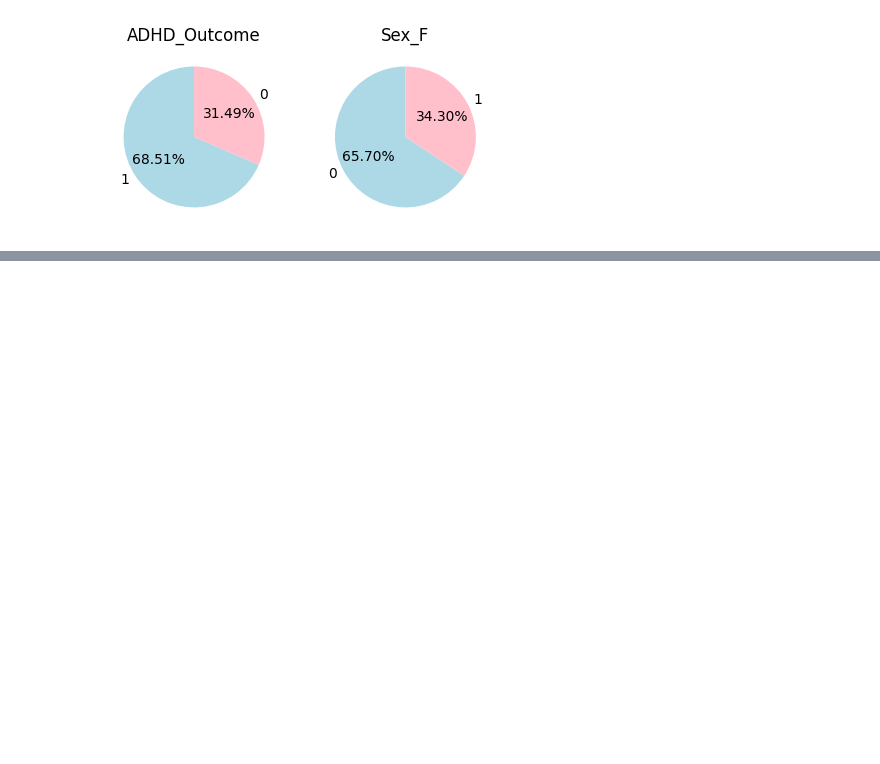
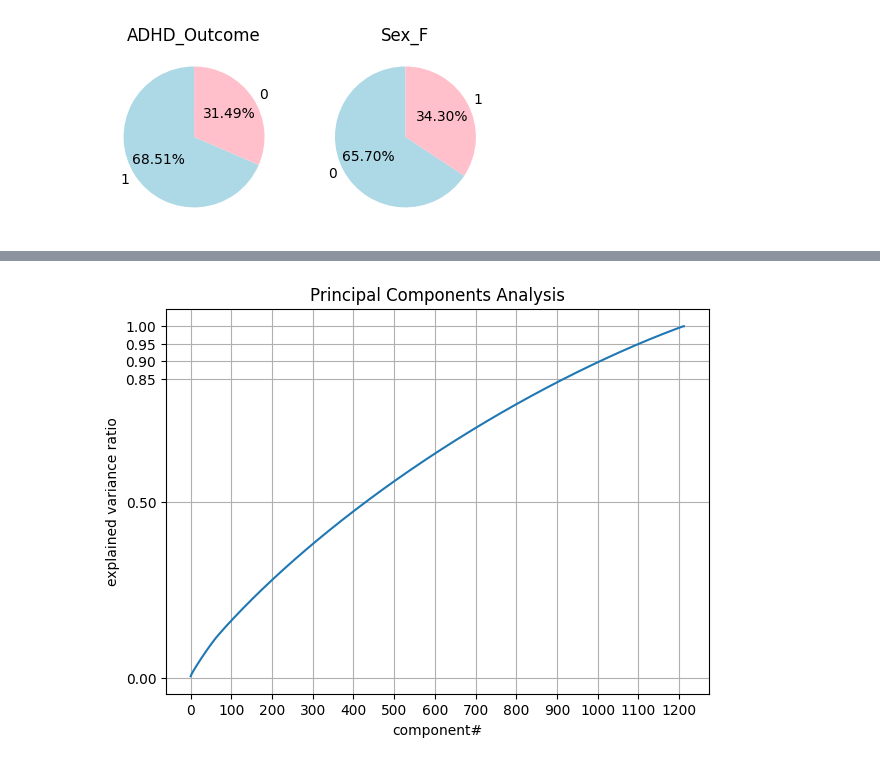
Before and after one commit to asra-nova/WiDS2025, a Jupyter notebook: Baseline.ipynb, the cells around one changed output, grey strips where cells are left out. Saved outputs shown, nothing was run; the diff lists cells and outputs as text; code cells hidden in the pictures; blank space fills up the shorter version.

```diff
--- a/Baseline.ipynb
+++ b/Baseline.ipynb
@@ -111,0 +325,15 @@ F1: 0.7735470941883767
+# %%
+pca = make_pipeline(SimpleImputer(),StandardScaler(),PCA())
+pca.fit(train[test.columns])
+plt.figure(figsize=(7,5))
+plt.plot(pca[-1].explained_variance_ratio_.cumsum())
+plt.gca().xaxis.set_major_locator(MaxNLocator(integer=True))
+plt.title('Principal Components Analysis')
+plt.xlabel('component#')
+plt.ylabel('explained variance ratio')
+plt.yticks([0,0.5,0.85,0.90,0.95,1])
+plt.xticks(range(0,1300,100))
+plt.grid()
+plt.show()
+# %% [output]
+[figure, added]
```
Also changed, not shown: parts of 16 cells of this notebook.
